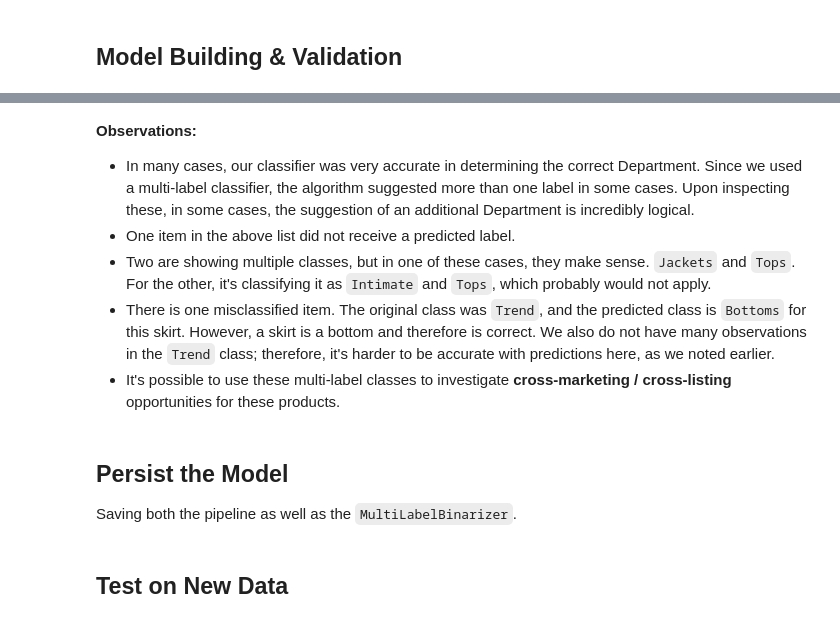
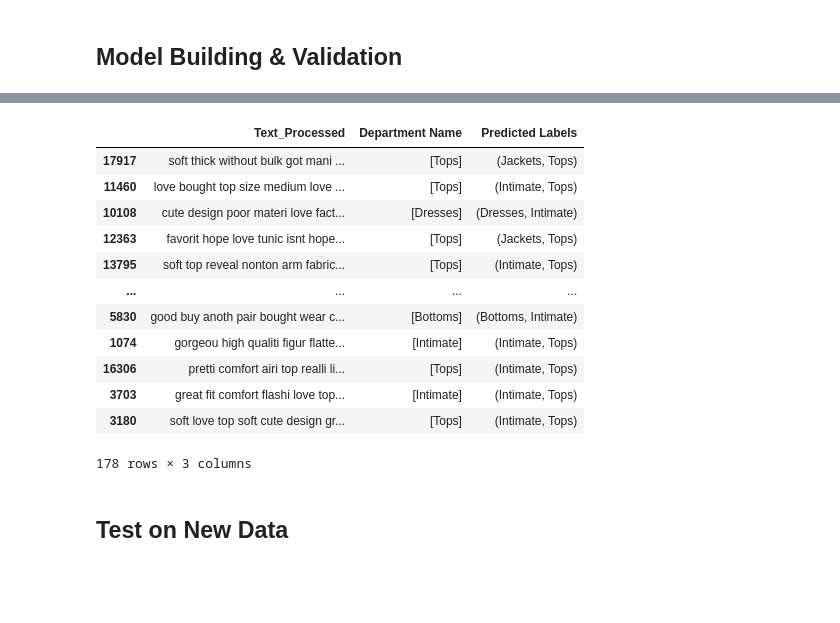
Before and after one commit to broepke/Classification, a Jupyter notebook: multiclassification.ipynb, the cells around one changed output, grey strips where cells are left out. Saved outputs shown, nothing was run; the diff lists cells and outputs as text; code cells hidden in the pictures; blank space fills up the shorter version.

```diff
--- a/multiclassification.ipynb
+++ b/multiclassification.ipynb
@@ -396,6 +431,6 @@ print(y_test.shape)
 # %%
-# Note: Optimization was performed prior to Hyperparemeter selection
-clf = OneVsRestClassifier(xgb.XGBClassifier(random_state=42, verbosity=0))
+clf = MultiOutputClassifier(LogisticRegression(max_iter=500, random_state=42))
+
 pipeline = create_pipe(clf)
 
 pipeline.fit(X_train, y_train)
@@ -411,5 +460,5 @@ pred_labels = mlb.inverse_transform(y_pred)
 X_test['Predicted Labels'] = pred_labels
 # %%
 # Display a random sample of them
-pd.set_option('display.max_colwidth', None)
-X_test.sample(10, random_state=0)
+# pd.set_option('display.max_colwidth', None)
+X_test.sample(10, random_state=2)
@@ -416,12 +476,0 @@ X_test.sample(10, random_state=0)
-# %% [markdown]
-**Observations:**
-
- - In many cases, our classifier was very accurate in determining the correct Department.  Since we used a multi-label classifier, the algorithm suggested more than one label in some cases.  Upon inspecting these, in some cases, the suggestion of an additional Department is incredibly logical.
- - One item in the above list did not receive a predicted label.
- - Two are showing multiple classes, but in one of these cases, they make sense.  `Jackets` and `Tops`.  For the other, it's classifying it as `Intimate` and `Tops`, which probably would not apply.
- - There is one misclassified item.  The original class was `Trend`, and the predicted class is `Bottoms` for this skirt.  However, a skirt is a bottom and therefore is correct.  We also do not have many observations in the `Trend` class; therefore, it's harder to be accurate with predictions here, as we noted earlier.
- - It's possible to use these multi-label classes to investigate **cross-marketing / cross-listing** opportunities for these products.
-# %% [markdown]
-## Persist the Model
-
-Saving both the pipeline as well as the `MultiLabelBinarizer`.
@@ -431,3 +477,21 @@ dump(pipeline, 'multiclass.joblib')
+# %%
+filter = X_test['Predicted Labels'].apply(lambda x: len(x) > 1)
+df_mo = X_test[filter]
+df_mo
+# %% [output]
+|  | Text_Processed | Department Name | Predicted Labels |
+| 17917 | soft thick without bulk got mani ... | [Tops] | (Jackets, Tops) |
+| 11460 | love bought top size medium love ... | [Tops] | (Intimate, Tops) |
+| 10108 | cute design poor materi love fact... | [Dresses] | (Dresses, Intimate) |
+| 12363 | favorit hope love tunic isnt hope... | [Tops] | (Jackets, Tops) |
+| 13795 | soft top reveal nonton arm fabric... | [Tops] | (Intimate, Tops) |
+| ... | ... | ... | ... |
+| 5830 | good buy anoth pair bought wear c... | [Bottoms] | (Bottoms, Intimate) |
+| 1074 | gorgeou high qualiti figur flatte... | [Intimate] | (Intimate, Tops) |
+| 16306 | pretti comfort airi top realli li... | [Tops] | (Intimate, Tops) |
+| 3703 | great fit comfort flashi love top... | [Intimate] | (Intimate, Tops) |
+| 3180 | soft love top soft cute design gr... | [Tops] | (Intimate, Tops) |
+178 rows × 3 columns
 # %% [markdown]
 ## Test on New Data
 # %%
```
Also changed, not shown: parts of 15 cells of this notebook, 5 other files.
